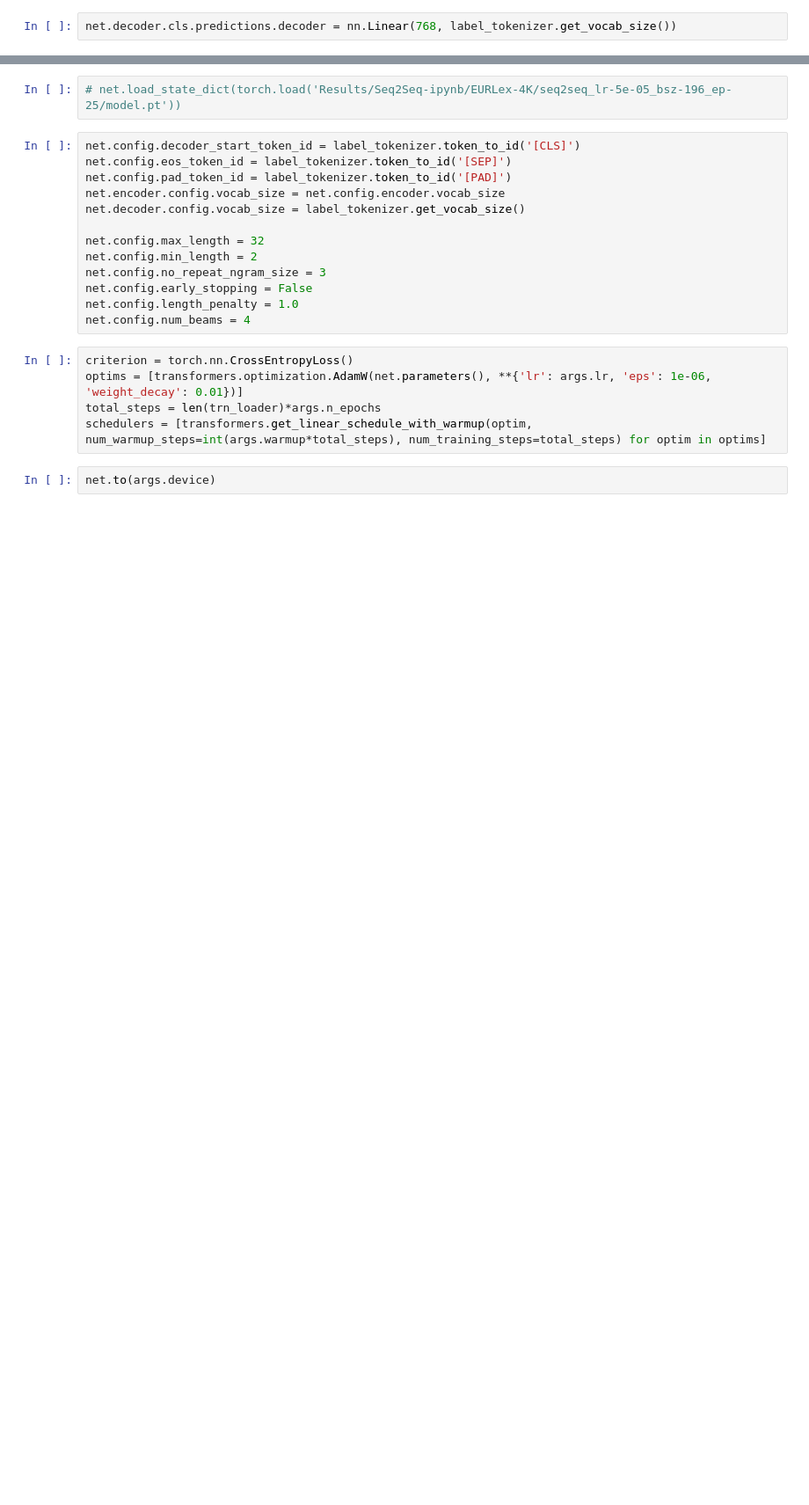
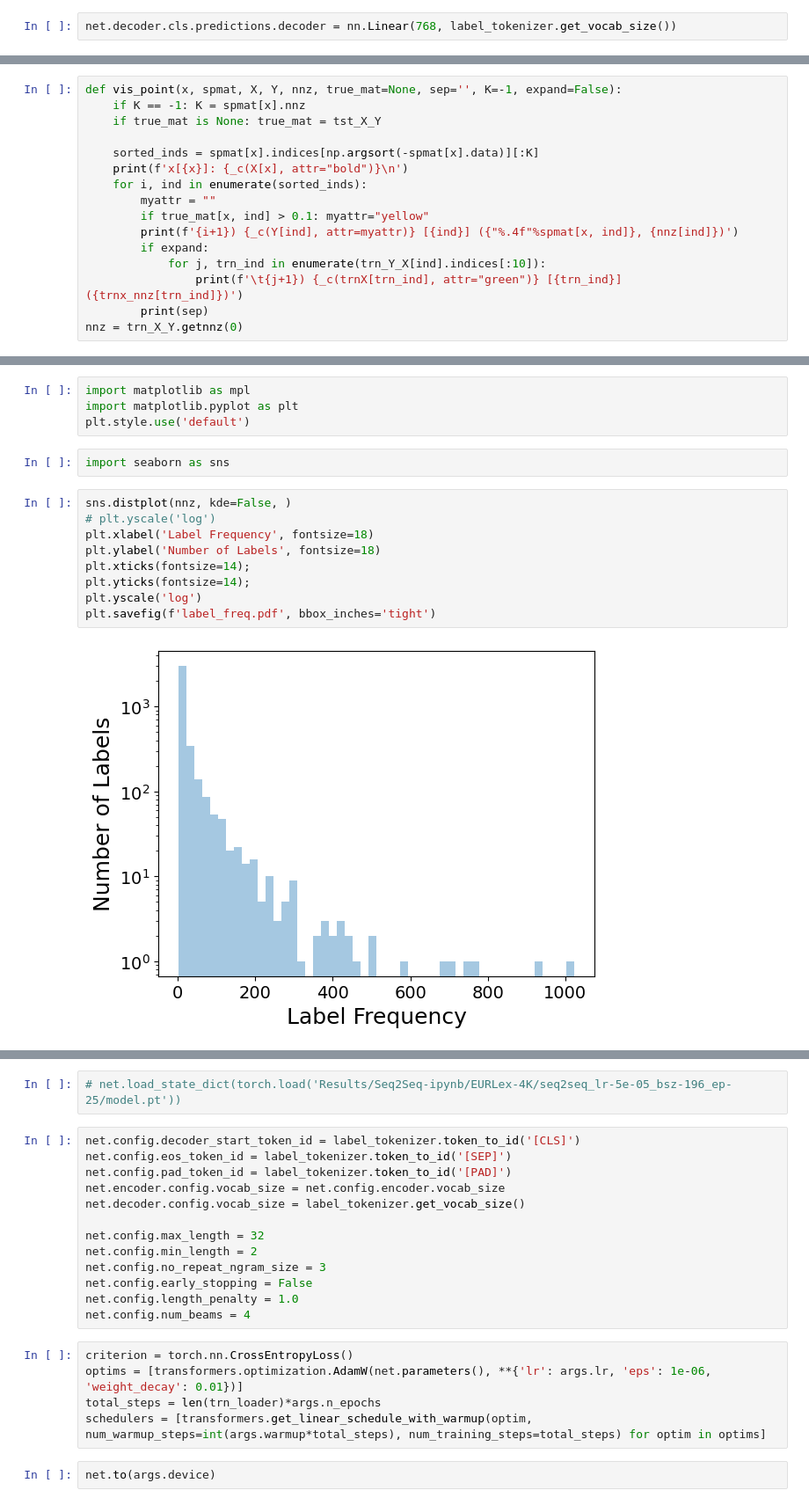
Before and after one commit to nilesh2797/NLP-project, a Jupyter notebook: seq2seq.ipynb, the cells around one changed output, grey strips where cells are left out. Shown at 88% size. Drawn from its saved outputs; the diff is of its cells as text; blank space fills up the shorter version.

```diff
--- a/seq2seq.ipynb
+++ b/seq2seq.ipynb
@@ -267,0 +320,16 @@ net.decoder.cls.predictions.decoder = nn.Linear(768, label_tokenizer.get_vocab_s
+# %%
+def vis_point(x, spmat, X, Y, nnz, true_mat=None, sep='', K=-1, expand=False):
+    if K == -1: K = spmat[x].nnz
+    if true_mat is None: true_mat = tst_X_Y
+
+    sorted_inds = spmat[x].indices[np.argsort(-spmat[x].data)][:K]
+    print(f'x[{x}]: {_c(X[x], attr="bold")}\n')
+    for i, ind in enumerate(sorted_inds):
+        myattr = ""
+        if true_mat[x, ind] > 0.1: myattr="yellow"
+        print(f'{i+1}) {_c(Y[ind], attr=myattr)} [{ind}] ({"%.4f"%spmat[x, ind]}, {nnz[ind]})')
+        if expand:
+            for j, trn_ind in enumerate(trn_Y_X[ind].indices[:10]):
+                print(f'\t{j+1}) {_c(trnX[trn_ind], attr="green")} [{trn_ind}] ({trnx_nnz[trn_ind]})')
+        print(sep)
+nnz = trn_X_Y.getnnz(0)
@@ -267,0 +380,17 @@ net.decoder.cls.predictions.decoder = nn.Linear(768, label_tokenizer.get_vocab_s
+# %%
+import matplotlib as mpl
+import matplotlib.pyplot as plt
+plt.style.use('default')
+# %%
+import seaborn as sns
+# %%
+sns.distplot(nnz, kde=False, )
+# plt.yscale('log')
+plt.xlabel('Label Frequency', fontsize=18)
+plt.ylabel('Number of Labels', fontsize=18)
+plt.xticks(fontsize=14);
+plt.yticks(fontsize=14);
+plt.yscale('log')
+plt.savefig(f'label_freq.pdf', bbox_inches='tight')
+# %% [output]
+[figure, added]
```
Also changed, not shown: parts of 56 cells of this notebook, 35 other files.
